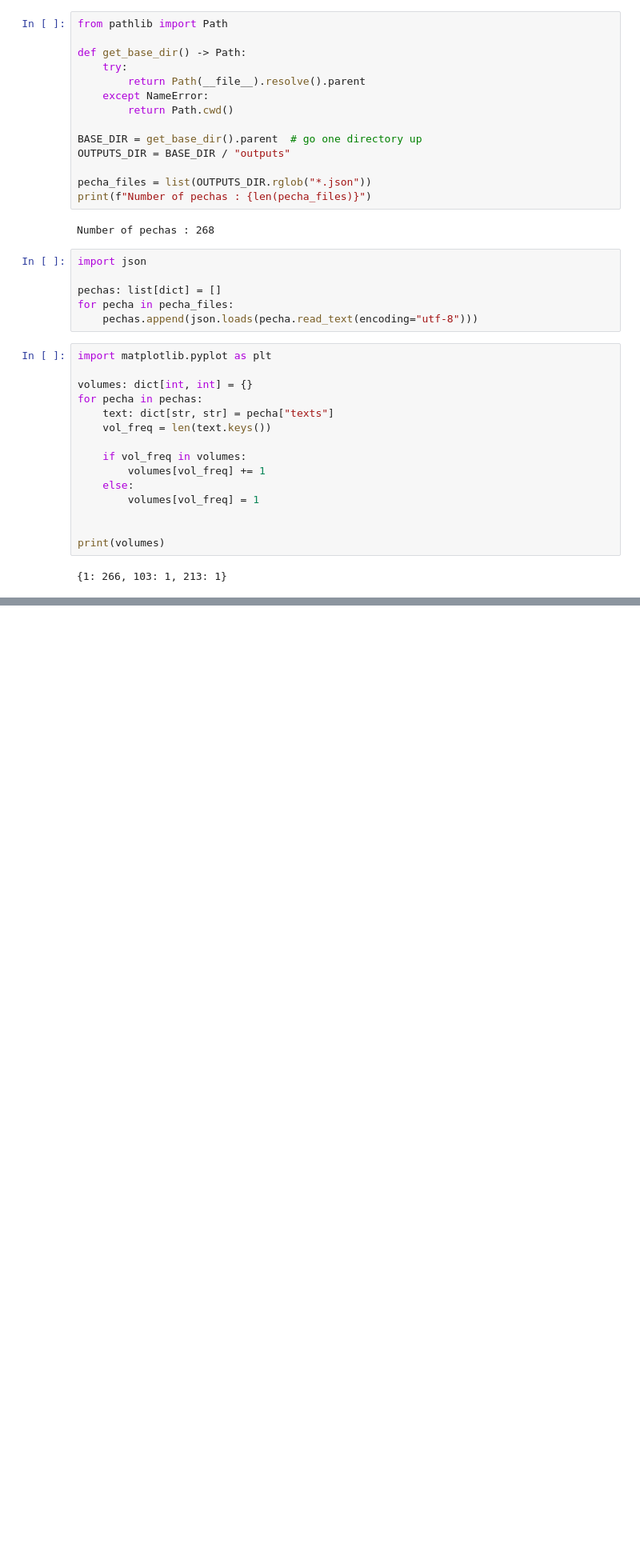
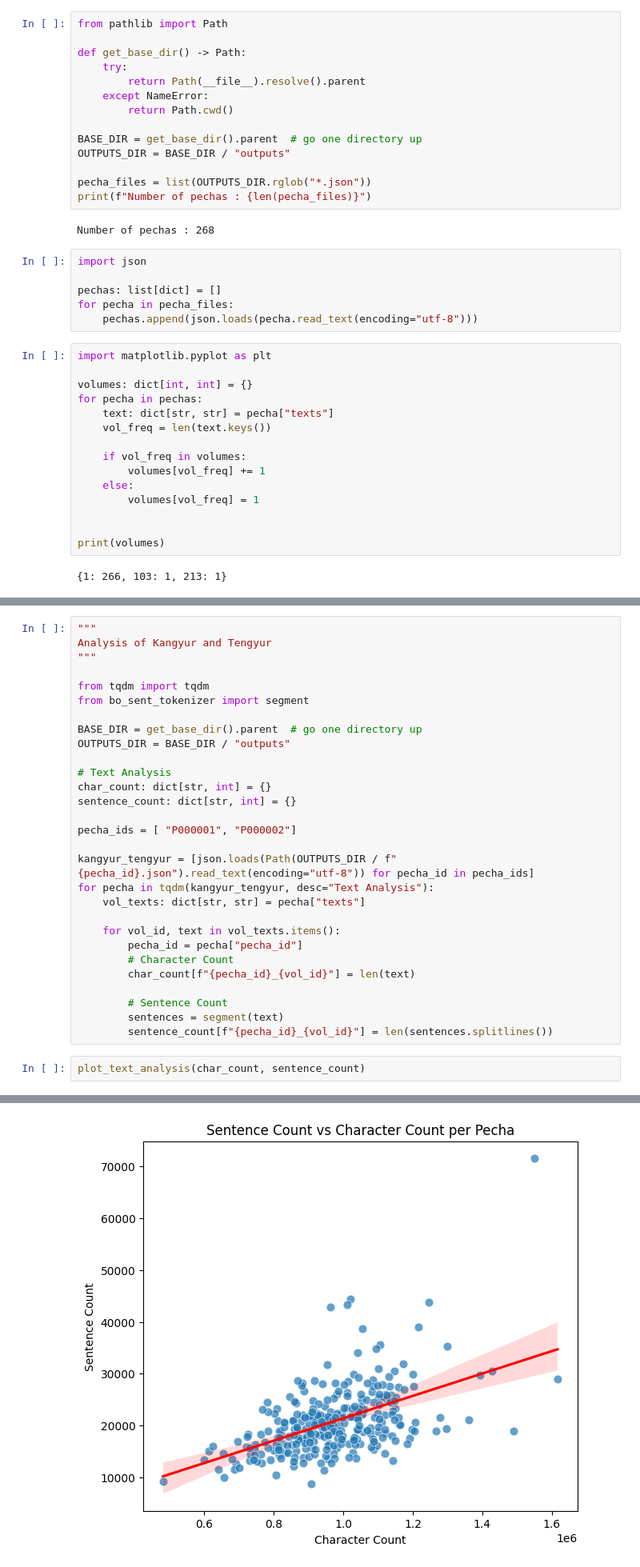
Before and after one commit to OpenPecha/buddhist-consensus, a Jupyter notebook: prepare_data/__init__.ipynb, the cells around one changed output, grey strips where cells are left out. Shown at 80% size. Saved outputs shown, nothing was run; the diff lists cells and outputs as text; blank space fills up the shorter version.

Commit message:
Analyze kangyur tengyur

```diff
--- a/prepare_data/__init__.ipynb
+++ b/prepare_data/__init__.ipynb
@@ -41,0 +82,32 @@ print(volumes)
+# %%
+"""
+Analysis of Kangyur and Tengyur
+"""
+
+from tqdm import tqdm
+from bo_sent_tokenizer import segment
+
+BASE_DIR = get_base_dir().parent  # go one directory up
+OUTPUTS_DIR = BASE_DIR / "outputs"
+
+# Text Analysis
+char_count: dict[str, int] = {}
+sentence_count: dict[str, int] = {}
+
+pecha_ids = [ "P000001", "P000002"]
+
+kangyur_tengyur = [json.loads(Path(OUTPUTS_DIR / f"{pecha_id}.json").read_text(encoding="utf-8")) for pecha_id in pecha_ids]
+for pecha in tqdm(kangyur_tengyur, desc="Text Analysis"):
+    vol_texts: dict[str, str] = pecha["texts"]
+
+    for vol_id, text in vol_texts.items():
+        pecha_id = pecha["pecha_id"]
+        # Character Count
+        char_count[f"{pecha_id}_{vol_id}"] = len(text)
+
+        # Sentence Count
+        sentences = segment(text)
+        sentence_count[f"{pecha_id}_{vol_id}"] = len(sentences.splitlines())
+# %%
+plot_text_analysis(char_count, sentence_count)
+# %% [output]
@@ -41,0 +116 @@ print(volumes)
+[figure, added]
```
Also changed, not shown: parts of 14 cells of this notebook.
